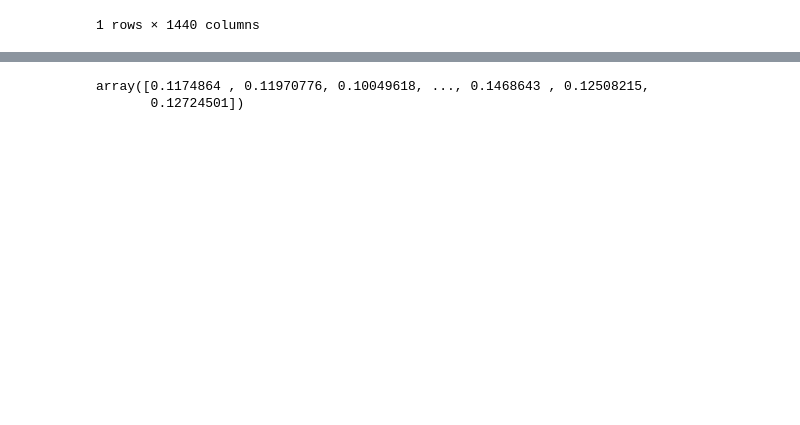
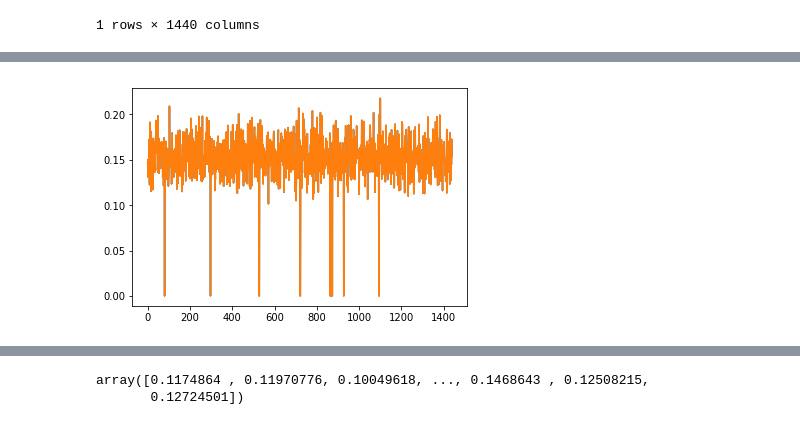
Before and after one commit to dneise/crosstalk_study, a Jupyter notebook: poisson_correction.ipynb, the cells around one changed output, grey strips where cells are left out. Saved outputs shown, nothing was run; the diff lists cells and outputs as text; code cells hidden in the pictures; blank space fills up the shorter version.

```diff
--- a/poisson_correction.ipynb
+++ b/poisson_correction.ipynb
@@ -63,4 +63,4 @@ p_xt
 | 2017-12-23 | 0 | 0.146648 | 0.150309 | 0.13104 | 0.130837 | 0.146146 | 0.136665 | 0.16946 | 0.172331 | 0.140599 | 0.122513 | ... |
 1 rows × 1440 columns
 # %%
-Pn[1:].sum(axis=0) - p_xt
+p_xt_from_Pns = Pn[1:].sum(axis=0)
@@ -71,0 +82,5 @@ Pn[1:].sum(axis=0) - p_xt
+# %%
+plt.plot(p_xt.iloc[0])
+plt.plot(p_xt_from_Pns);
+# %% [output]
+[figure, added]
```
Also changed, not shown: parts of 7 cells of this notebook.
